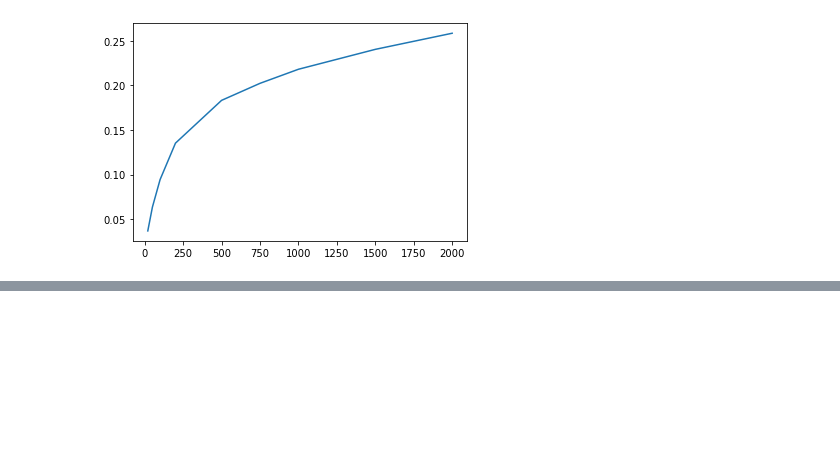
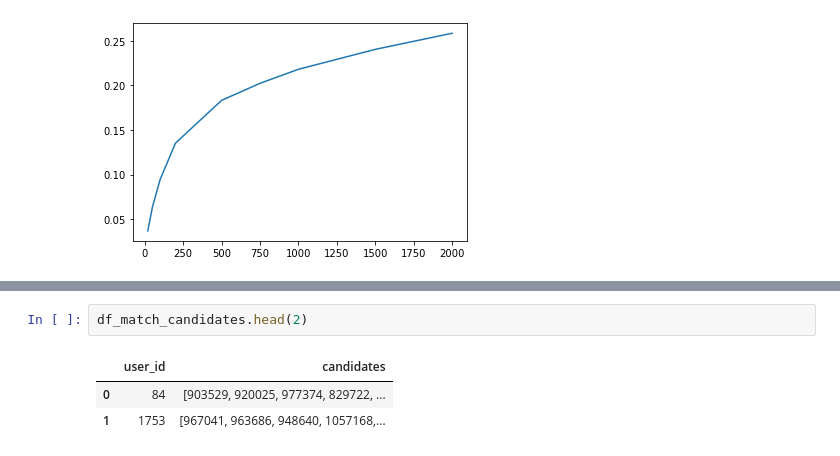
Before and after one commit to hildar/RecSys-Retail, a Jupyter notebook: train.ipynb, the cells around one changed output, grey strips where cells are left out. Drawn from its saved outputs; the diff is of its cells as text; blank space fills up the shorter version.

```diff
--- a/train.ipynb
+++ b/train.ipynb
@@ -382,0 +400,6 @@ TOPK_RECALL = 50
+# %%
+df_match_candidates.head(2)
+# %% [output]
+|  | user_id | candidates |
+| 0 | 84 | [903529, 920025, 977374, 829722, ... |
+| 1 | 1753 | [967041, 963686, 948640, 1057168,... |
```
Also changed, not shown: parts of 21 cells of this notebook.
